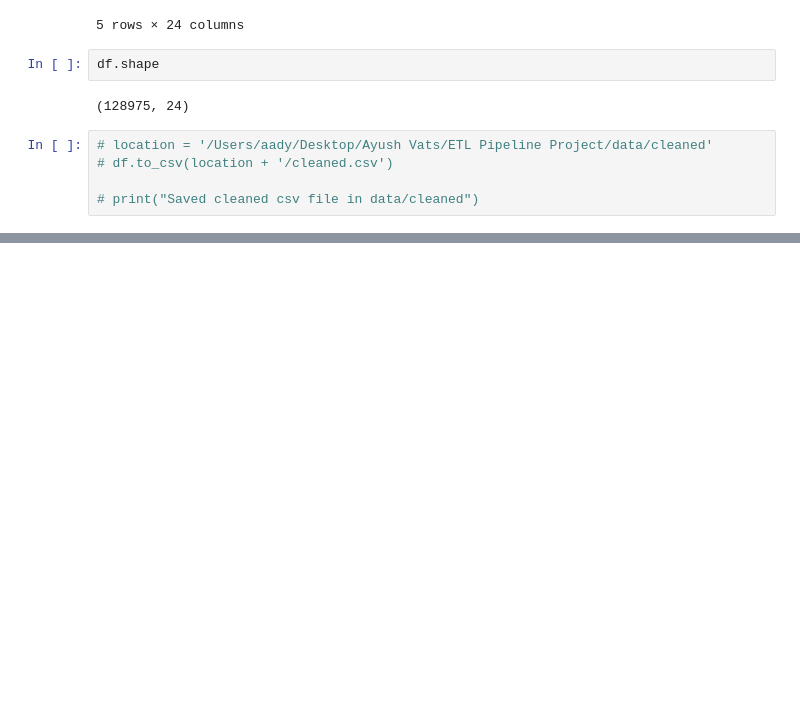
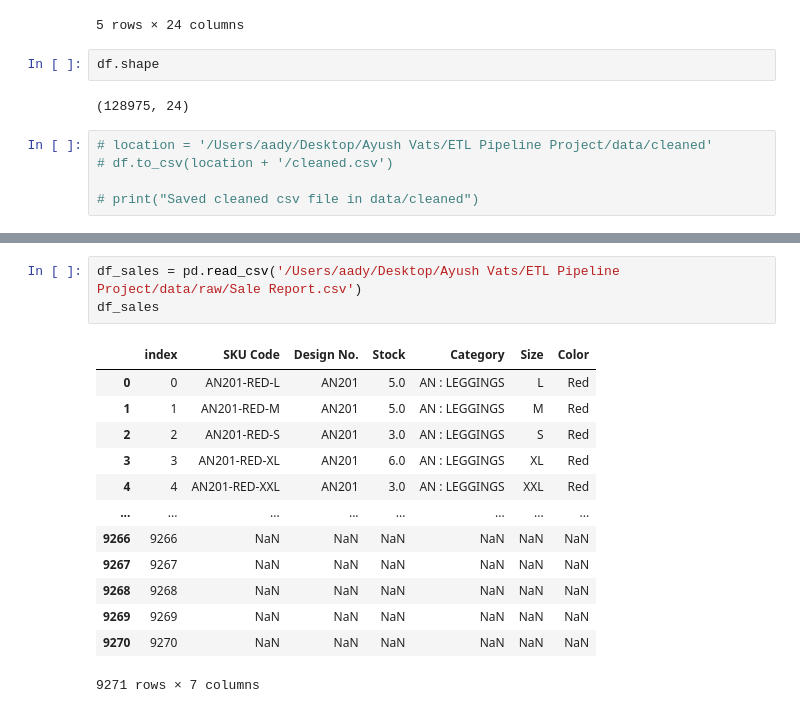
Before and after one commit to vatscode01/sales-analytics-etl-ml, a Jupyter notebook: notebooks/transform.ipynb, the cells around one changed output, grey strips where cells are left out. Saved outputs shown, nothing was run; the diff lists cells and outputs as text; blank space fills up the shorter version.

```diff
--- a/notebooks/transform.ipynb
+++ b/notebooks/transform.ipynb
@@ -60,0 +92,17 @@ ModuleNotFoundError: No module named 'openpyxl'
+# %%
+df_sales = pd.read_csv('/Users/aady/Desktop/Ayush Vats/ETL Pipeline Project/data/raw/Sale Report.csv')
+df_sales
+# %% [output]
+|  | index | SKU Code | Design No. | Stock | Category | Size | Color |
+| 0 | 0 | AN201-RED-L | AN201 | 5.0 | AN : LEGGINGS | L | Red |
+| 1 | 1 | AN201-RED-M | AN201 | 5.0 | AN : LEGGINGS | M | Red |
+| 2 | 2 | AN201-RED-S | AN201 | 3.0 | AN : LEGGINGS | S | Red |
+| 3 | 3 | AN201-RED-XL | AN201 | 6.0 | AN : LEGGINGS | XL | Red |
+| 4 | 4 | AN201-RED-XXL | AN201 | 3.0 | AN : LEGGINGS | XXL | Red |
+| ... | ... | ... | ... | ... | ... | ... | ... |
+| 9266 | 9266 | NaN | NaN | NaN | NaN | NaN | NaN |
+| 9267 | 9267 | NaN | NaN | NaN | NaN | NaN | NaN |
+| 9268 | 9268 | NaN | NaN | NaN | NaN | NaN | NaN |
+| 9269 | 9269 | NaN | NaN | NaN | NaN | NaN | NaN |
+| 9270 | 9270 | NaN | NaN | NaN | NaN | NaN | NaN |
+9271 rows × 7 columns
```
Also changed, not shown: parts of 6 cells of this notebook, 1 other file.
